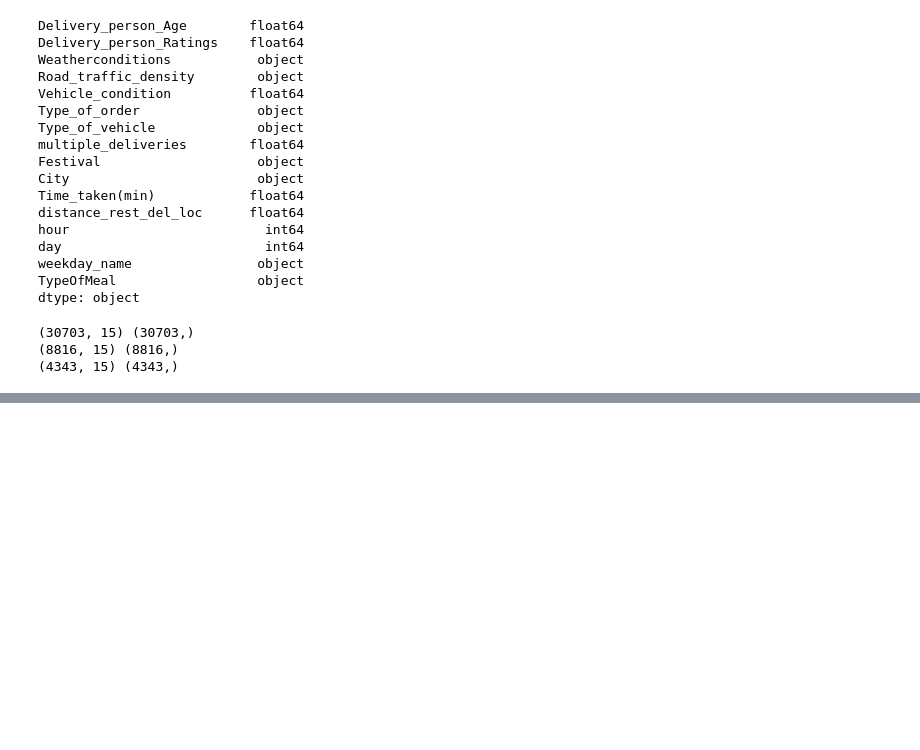
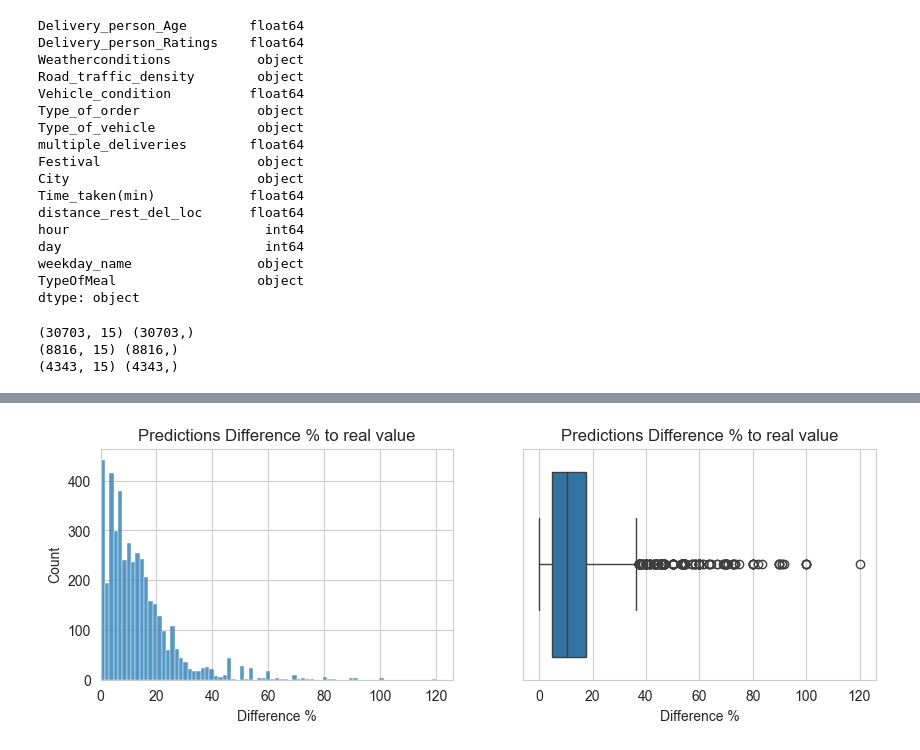
Before and after one commit to hy103/Est_food_delivery_time, a Jupyter notebook: notebooks/data_modelling.ipynb, the cells around one changed output, grey strips where cells are left out. Drawn from its saved outputs; the diff is of its cells as text; code cells hidden in the pictures; blank space fills up the shorter version.

```diff
--- a/notebooks/data_modelling.ipynb
+++ b/notebooks/data_modelling.ipynb
@@ -161,0 +239,8 @@ Train MSE: 13.1252, Test MSE: 25.7084, R2 Score: 0.7061
+# %%
+ComparationTable = pd.DataFrame({
+    'Real Value' : y_test.values,
+    'Model Prediction' : [round(item) for item in y_pred_test],
+    'Difference' : y_test.values - [round(item) for item in y_pred_test],
+    'Difference %' : np.absolute((y_test.values - [round(item) for item in y_pred_test]) / y_test.values * 100)})
+
+ComparationTable.head()
@@ -161,0 +301,10 @@ Train MSE: 13.1252, Test MSE: 25.7084, R2 Score: 0.7061
+# %%
+fig, (ax1, ax2) = plt.subplots(ncols = 2, nrows = 1, figsize = (10, 3))
+sns.histplot(data = ComparationTable, x = 'Difference %', ax = ax1)
+ax1.set_xlim(left = 0)
+ax1.set_title('Predictions Difference % to real value')
+
+sns.boxplot(data = ComparationTable, x = 'Difference %', ax = ax2)
+ax2.set_title('Predictions Difference % to real value');
+# %% [output]
+[figure, added]
```
Also changed, not shown: parts of 28 cells of this notebook.
